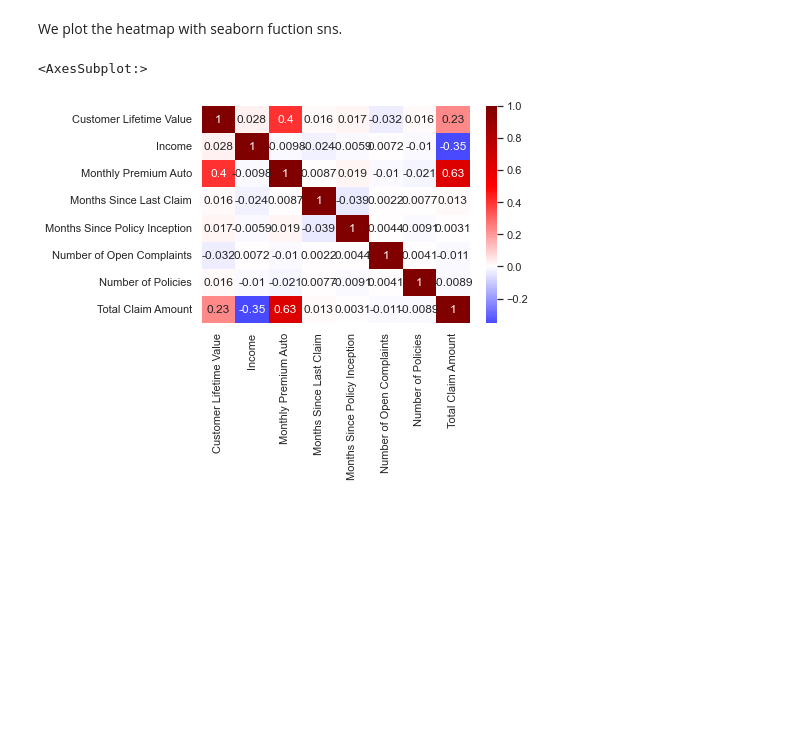
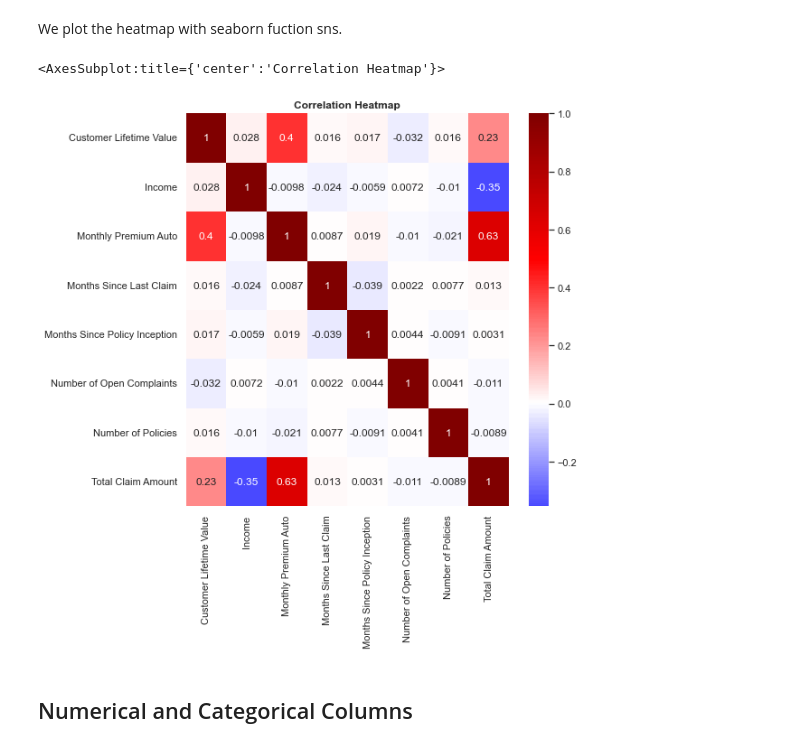
Before and after one commit to NHer0/IronEnrique, a Jupyter notebook: Customer_Analysis_Case_Study/Customer_Analysis_Case_Study.ipynb, the cells around one changed output. Cells and saved outputs as stored; diff of their text form; code cells hidden in the pictures; blank space fills up the shorter version.

```diff
--- a/Customer_Analysis_Case_Study/Customer_Analysis_Case_Study.ipynb
+++ b/Customer_Analysis_Case_Study/Customer_Analysis_Case_Study.ipynb
@@ -844,11 +919,21 @@ correlation_matrix
 # %% [markdown]
 We plot the heatmap with seaborn fuction sns.
 # %%
+# create figure and axes
+fig5, ax5 = plt.subplots(figsize = (8,8))
+
+# set title
+ax5.set_title('Correlation Heatmap', fontweight='bold')
+
+
+
 sns.heatmap(correlation_matrix,  # the data for the heatmap
-            annot=True,  # show the actual values of correlation
-            cmap='seismic',  # provide the 'seismic' colormap
-            center=0,  # specify the value at which to center the colormap
-           )
+                          annot=True,  # show the actual values of correlation
+                          cmap='seismic',  # provide the 'seismic' colormap
+                          center=0,  # specify the value at which to center the colormap
+                          )
 # %% [output]
-<AxesSubplot:>
+<AxesSubplot:title={'center':'Correlation Heatmap'}>
-[figure, old version]
+[figure, new version]
+# %% [markdown]
+## Numerical and Categorical Columns
```
Also changed, not shown: parts of 36 cells of this notebook.
